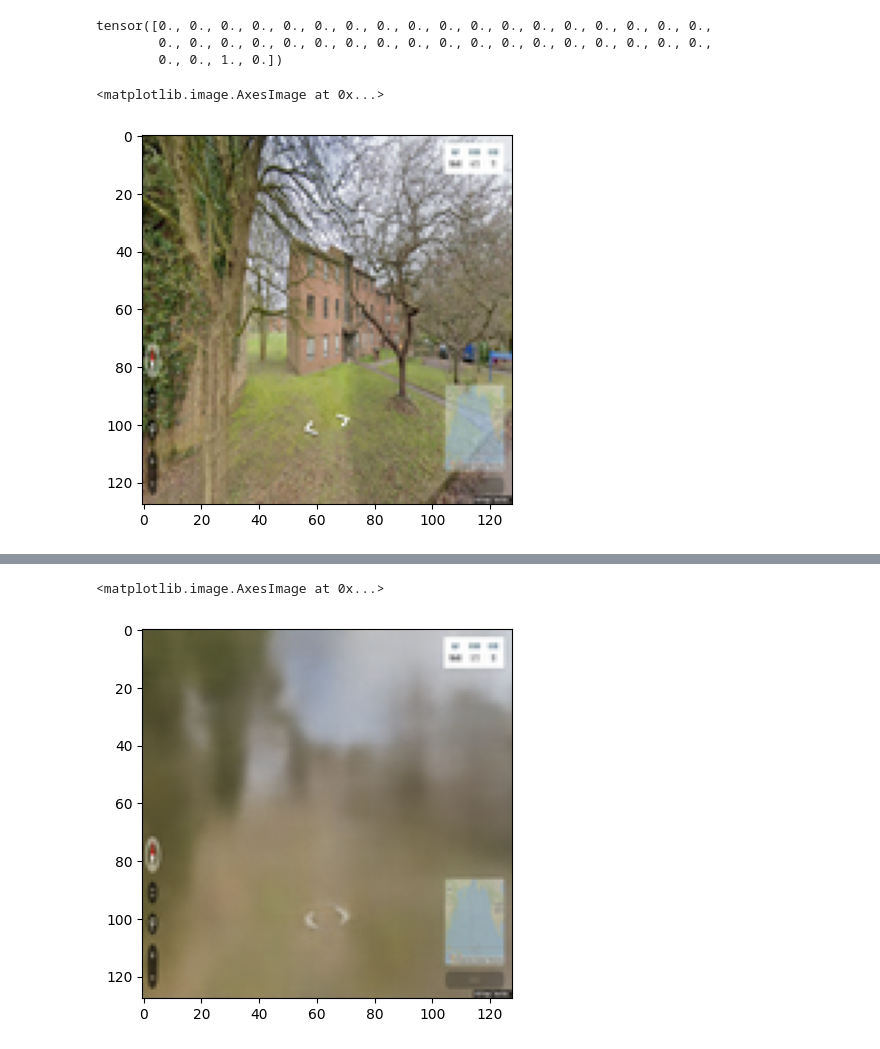
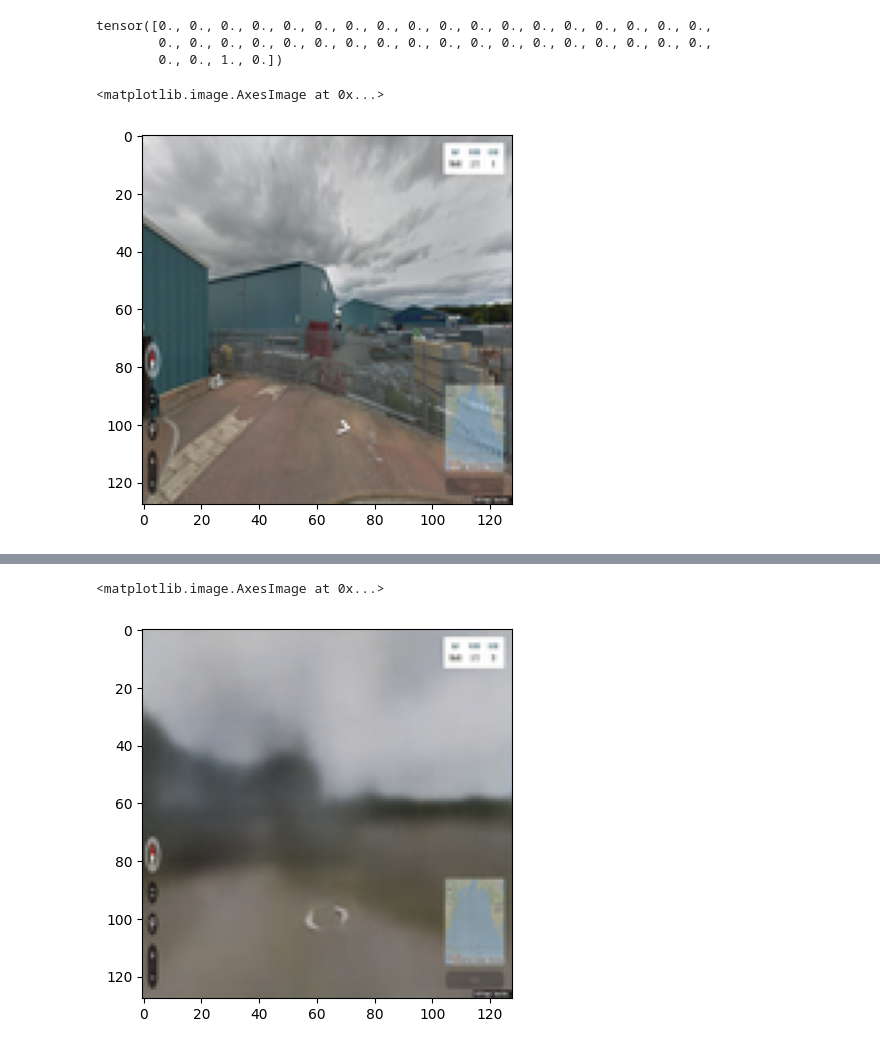
Before and after one commit to AlessandroCesaTs/Street_View_Generator, a Jupyter notebook: check_generation.ipynb, the cells around one changed output, grey strips where cells are left out. Saved outputs shown, nothing was run; the diff lists cells and outputs as text; code cells hidden in the pictures.

```diff
--- a/check_generation.ipynb
+++ b/check_generation.ipynb
@@ -14,10 +14,10 @@ tensor([0., 0., 0., 0., 0., 0., 0., 0., 0., 0., 0., 0., 0., 0., 0., 0., 0., 0.,
         0., 0., 0., 0., 0., 0., 0., 0., 0., 0., 0., 0., 0., 0., 0., 0., 0., 0.,
         0., 0., 1., 0.])
 # %%
-plt.imshow(data[0][0].permute(1,2,0))
+plt.imshow(data[1][0].permute(1,2,0))
 # %% [output]
 <matplotlib.image.AxesImage at 0x...>
-[figure, old version]
+[figure, new version]
 # %%
 model=VariationalAutoEncoder(256)
 model.load_state_dict(torch.load('models/model5e-05_256.pt',map_location=device))
@@ -41,11 +41,11 @@ VariationalAutoEncoder(
   )
 )
 # %%
-gen_imm=model(data[0][0].unsqueeze(0),data[1][1].unsqueeze(0))[0]
+gen_imm=model(data[1][0].unsqueeze(0),data[1][1].unsqueeze(0))[0]
 plt.imshow(gen_imm[0].permute(1,2,0).detach().numpy() )
 # %% [output]
 <matplotlib.image.AxesImage at 0x...>
-[figure, old version]
+[figure, new version]
 # %%
 gen_imm=model.generate('Mexico')
 plt.imshow(gen_imm[0].permute(1,2,0).detach().numpy() )
```
Also changed, not shown: parts of 1 cell of this notebook, 6 other files.
